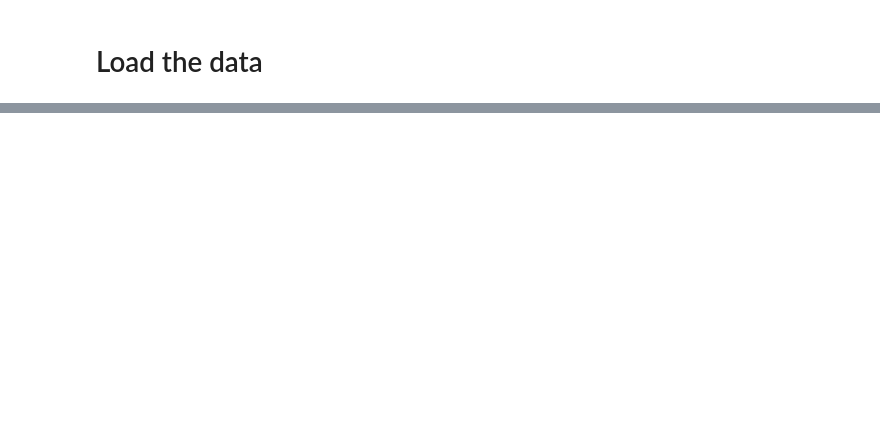
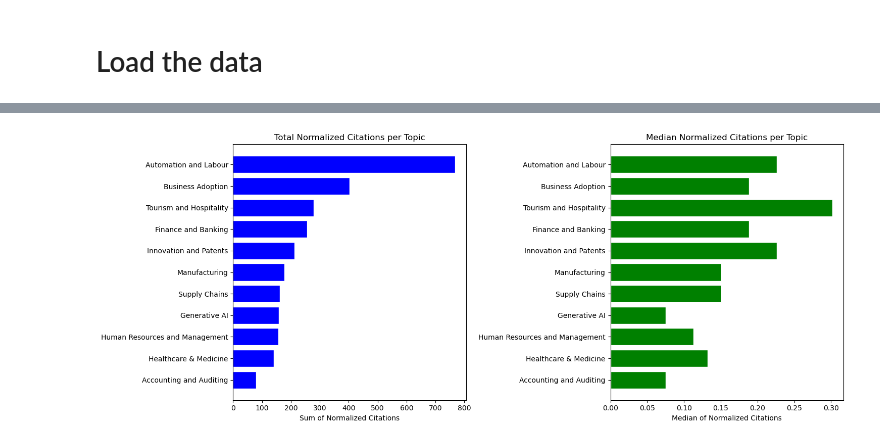
Before and after one commit to jlpoquiz/ailandscapeproject, a Jupyter notebook: Code/9_topic_modeling_combined.ipynb, the cells around one changed output, grey strips where cells are left out. Cells and saved outputs as stored; diff of their text form; code cells hidden in the pictures; blank space fills up the shorter version.

```diff
--- a/Code/9_topic_modeling_combined.ipynb
+++ b/Code/9_topic_modeling_combined.ipynb
@@ -601,0 +809,6 @@ TypeError: BERTopic.visualize_document_datamap() got an unexpected keyword argum
+# %%
+papers_topics = pd.DataFrame({'abstract': documents, 'Topic': topics, 'Probability': probs})
+papers_topics = papers_topics.merge(data, on = "abstract", how = "inner")
+papers_topics = papers_topics.rename(columns = {"abstract" : "abstract"})
+papers_topics.to_csv('papers_topics_combined.csv')
+papers_topics
@@ -601,0 +862,7 @@ TypeError: BERTopic.visualize_document_datamap() got an unexpected keyword argum
+# %%
+questions_wps = pd.read_csv(f'{wp_output_dir}/questions_wps.csv', index_col = 0)
+questions_pubs = pd.read_csv(f'{pub_output_dir}/questions_pub.csv', index_col = 0)
+papers_topics = papers_topics.merge(questions_pubs, on = "abstract", how = "left")
+papers_topics = papers_topics.merge(questions_wps, on = "abstract", how = "left")
+papers_topics['Question'] = papers_topics['Question_x'].fillna(papers_topics['Question_y'])
+papers_topics = papers_topics.drop(columns = ['Question_x', 'Question_y'])
@@ -601,0 +1282,4 @@ TypeError: BERTopic.visualize_document_datamap() got an unexpected keyword argum
+# %%
+docs_df = pd.DataFrame({'abstract': documents})
+docs_cits = docs_df.merge(data[['abstract', 'Cited by', 'year', 'title', 'author']], on = 'abstract', how = 'left')[['abstract', 'Cited by', 'year', 'title', 'author']]
+docs_cits
@@ -601,0 +1300,47 @@ TypeError: BERTopic.visualize_document_datamap() got an unexpected keyword argum
+# %%
+# find average citations
+avg_citations = docs_cits['Cited by'].mean()
+
+# Calculate normalized citations
+docs_cits['normalized_citations'] = docs_cits['Cited by'] / avg_citations
+
+# Merge with topic citations
+docs_cits = docs_cits.merge(papers_topics[['abstract', 'Topic']], on='abstract', how='left')
+
+# create a new topics_citations dataframe with normalized values
+topics_normalized_citations = docs_cits.groupby('Topic').agg(
+    sum_norm_citations=('normalized_citations', 'sum'),
+    med_norm_citations=('normalized_citations', 'median'),
+    count=('normalized_citations', 'count')
+).reset_index()
+
+# Apply labels
+topics_normalized_citations['Label'] = topics_normalized_citations['Topic'].apply(lambda x: custom_topic_labels[x])
+topics_normalized_citations = topics_normalized_citations[(topics_normalized_citations['Topic'] <= 10) &
+                                                         (topics_normalized_citations['Topic'] != -1)]
+topics_normalized_citations = topics_normalized_citations.sort_values(by='sum_norm_citations', ascending=False)
+
+fig, axes = plt.subplots(1, 2, figsize=(15, 6))
+
+# Total Normalized Citations bar chart
+axes[0].barh(topics_normalized_citations['Label'], topics_normalized_citations['sum_norm_citations'],
+            color='blue', edgecolor="white")
+axes[0].set_title("Total Normalized Citations per Topic")
+axes[0].set_xlabel("Sum of Normalized Citations")
+axes[0].invert_yaxis()  # Invert y-axis for better readability
+
+# Median Normalized Citations bar chart
+axes[1].barh(topics_normalized_citations['Label'], topics_normalized_citations['med_norm_citations'],
+            color='green', edgecolor="white")
+axes[1].set_title("Median Normalized Citations per Topic")
+axes[1].set_xlabel("Median of Normalized Citations")
+axes[1].invert_yaxis()  # Ensure both y-axes match
+
+# Adjust layout and save
+plt.tight_layout()
+plt.show()
+
+file_path_norm_cits = "images/combined_normalized_citations_by_topic.pdf"
+fig.savefig(file_path_norm_cits, format="pdf", bbox_inches="tight")
+# %% [output]
+[figure, added]
```
Also changed, not shown: parts of 86 cells of this notebook, 2 other files.
